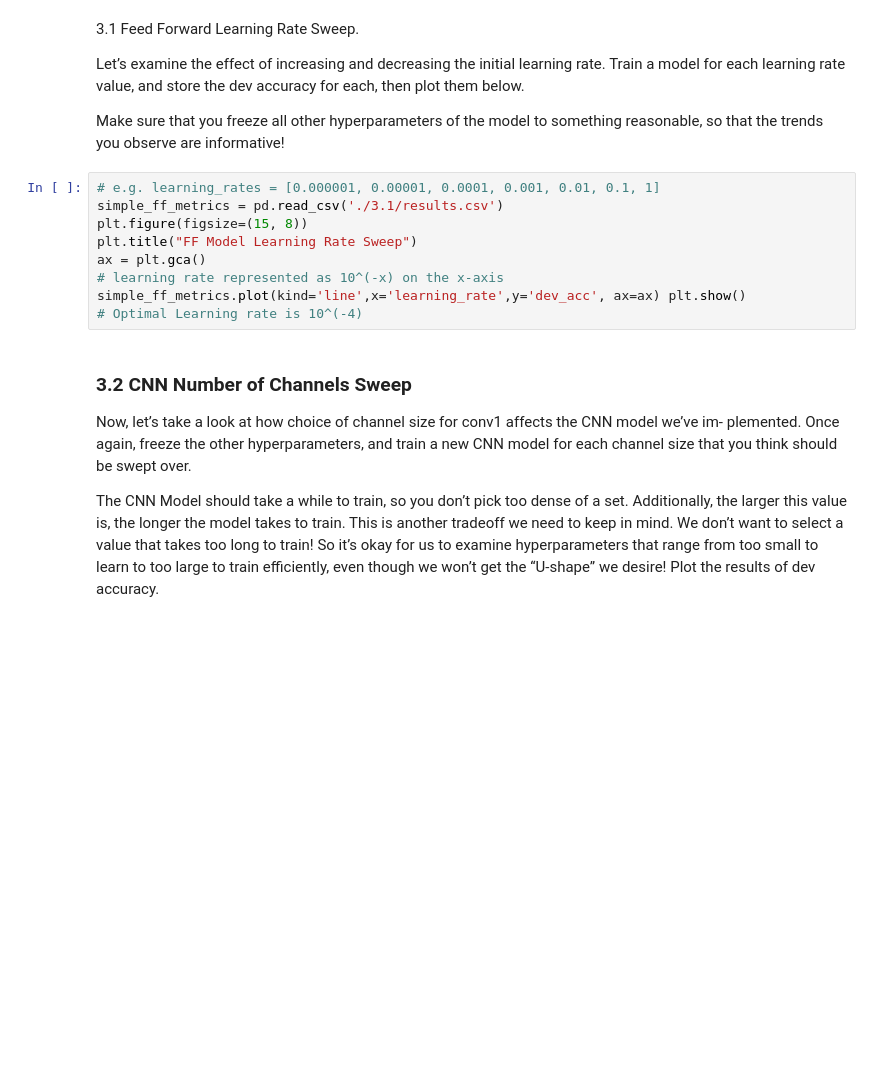
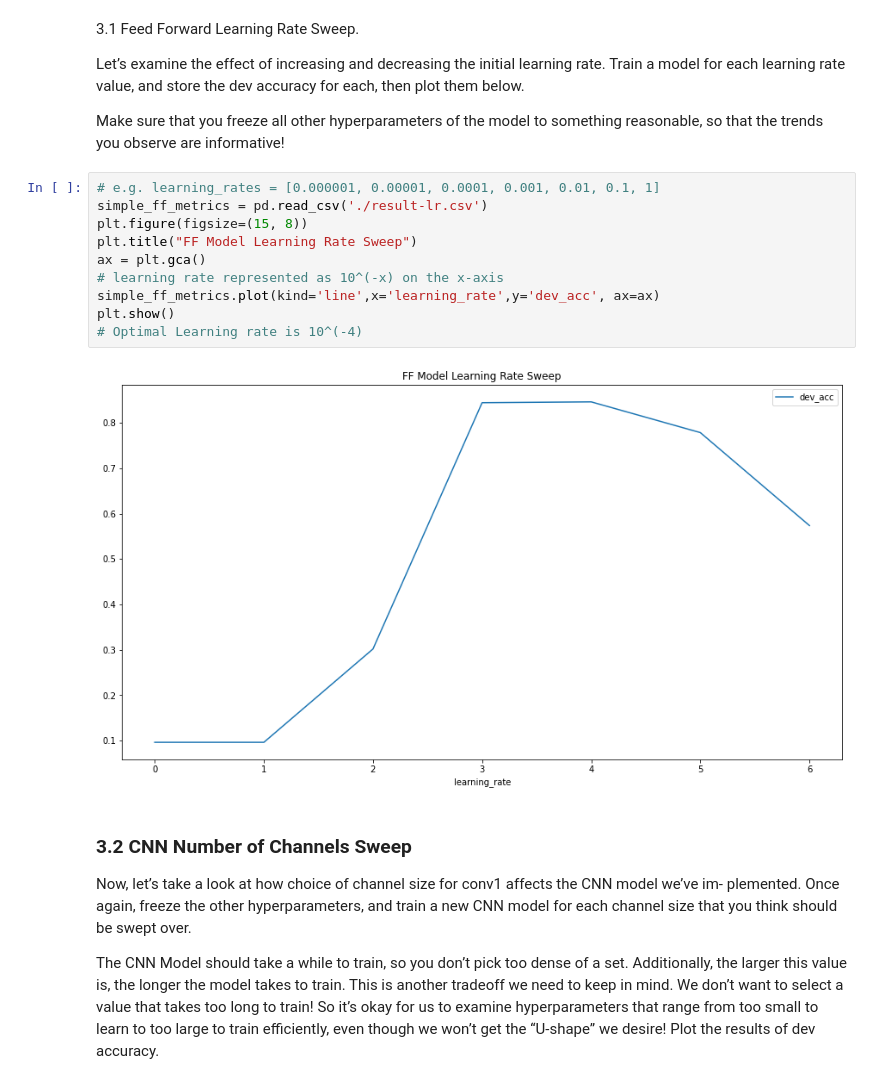
Before and after one commit to Evenstarneko/Machine-learning, a Jupyter notebook: HW3/ML_2021F_Practicum_3.ipynb, the cells around one changed output. Cells and saved outputs as stored; diff of their text form; blank space fills up the shorter version.

```diff
--- a/HW3/ML_2021F_Practicum_3.ipynb
+++ b/HW3/ML_2021F_Practicum_3.ipynb
@@ -194,13 +194,16 @@ Let’s examine the effect of increasing and decreasing the initial learning rat
 Make sure that you freeze all other hyperparameters of the model to something reasonable, so that the trends you observe are informative!
 # %%
 # e.g. learning_rates = [0.000001, 0.00001, 0.0001, 0.001, 0.01, 0.1, 1]
-simple_ff_metrics = pd.read_csv('./3.1/results.csv')
+simple_ff_metrics = pd.read_csv('./result-lr.csv')
 plt.figure(figsize=(15, 8))
 plt.title("FF Model Learning Rate Sweep")
 ax = plt.gca()
 # learning rate represented as 10^(-x) on the x-axis
-simple_ff_metrics.plot(kind='line',x='learning_rate',y='dev_acc', ax=ax) plt.show()
+simple_ff_metrics.plot(kind='line',x='learning_rate',y='dev_acc', ax=ax)
+plt.show()
 # Optimal Learning rate is 10^(-4)
+# %% [output]
+[figure, added]
 # %% [markdown]
 ### 3.2 CNN Number of Channels Sweep
 
```
Also changed, not shown: 18 other files.
